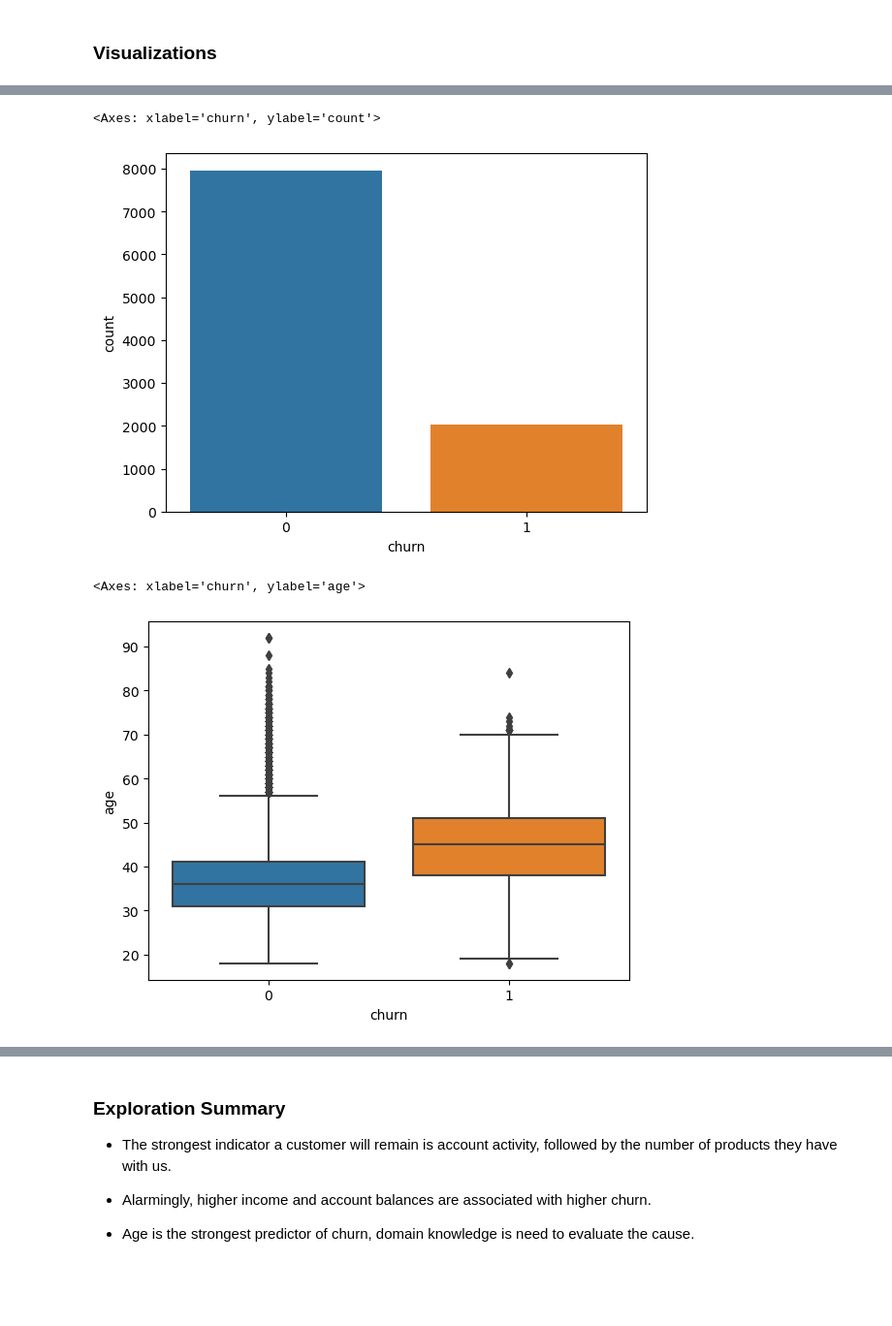
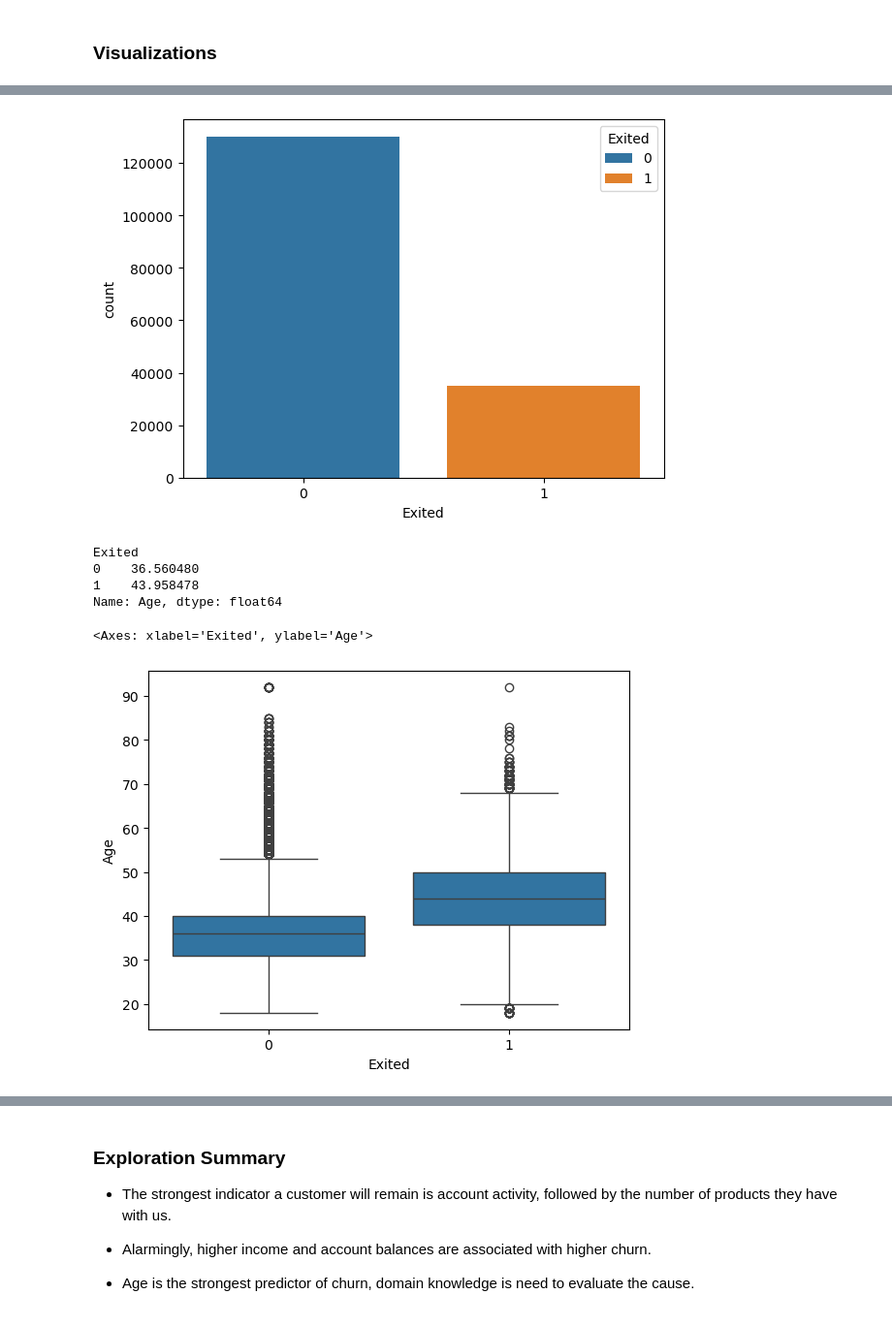
Before and after one commit to EliasOMacias/Bank_client_churn_prediction, a Jupyter notebook: Bank_churn_predictor.ipynb, the cells around one changed output, grey strips where cells are left out. Shown at 97% size. Drawn from its saved outputs; the diff is of its cells as text; code cells hidden in the pictures; blank space fills up the shorter version.

```diff
--- a/Bank_churn_predictor.ipynb
+++ b/Bank_churn_predictor.ipynb
@@ -30,7 +30,7 @@ import matplotlib.pyplot as plt
 ### Import and high-level overview
 # %%
 # Import and preview our data set
-df = pd.read_csv('/Users/elias_m/Desktop/Projects - pay me/Bank Churn/Bank Customer Churn Prediction.csv')
-
+df = pd.read_csv('/Users/elias_m/Desktop/Projects /Bank Churn/train.csv')
+df_test = pd.read_csv('/Users/elias_m/Desktop/Projects /Bank Churn/train.csv')
 df.head(10)
 # %% [output]
@@ -114,13 +136,20 @@ Name: churn, dtype: float64
 # %%
-sns.countplot(data=df, x='churn')
+sns.countplot(data=df, x='Exited',hue = 'Exited')
+plt.show()
 # %% [output]
-<Axes: xlabel='churn', ylabel='count'>
-[figure, old version]
+[figure, new version]
+# %%
+df.groupby('Exited')['Age'].mean()
+# %% [output]
+Exited
+0    36.560480
+1    43.958478
+Name: Age, dtype: float64
 # %%
-sns.boxplot(data=df,x='churn',y='age')
+sns.boxplot(data=df,x='Exited',y='Age')
 # %% [output]
-<Axes: xlabel='churn', ylabel='age'>
+<Axes: xlabel='Exited', ylabel='Age'>
-[figure, old version]
+[figure, new version]
 # %%
 # Here we seperate the data into sets of churned and non_churned customers
 # %%
```
Also changed, not shown: parts of 46 cells of this notebook, 4 other files.
